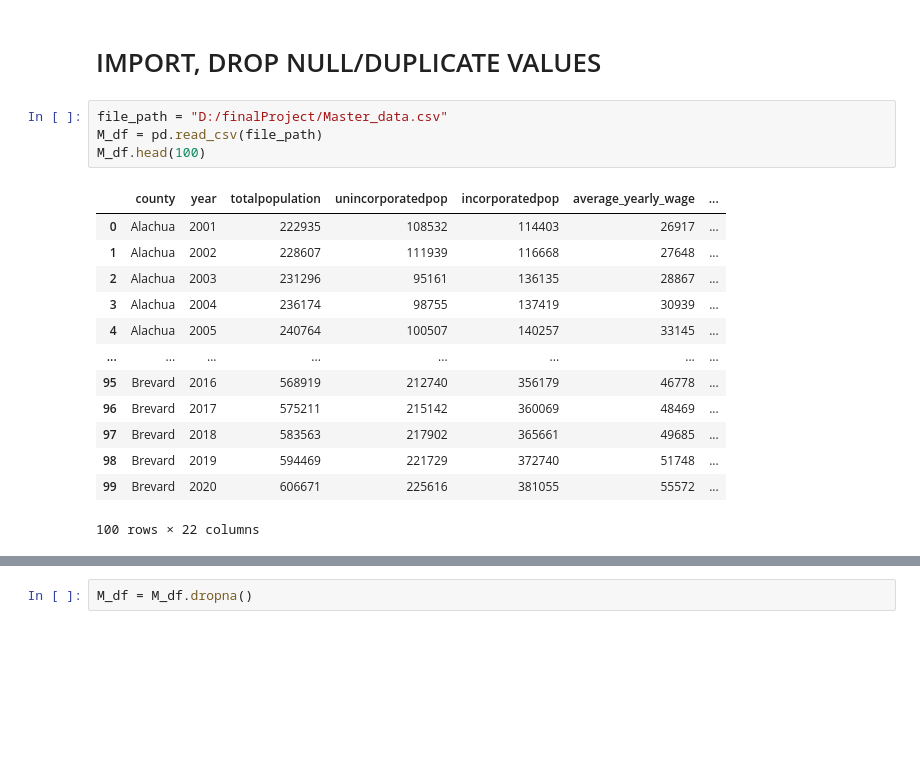
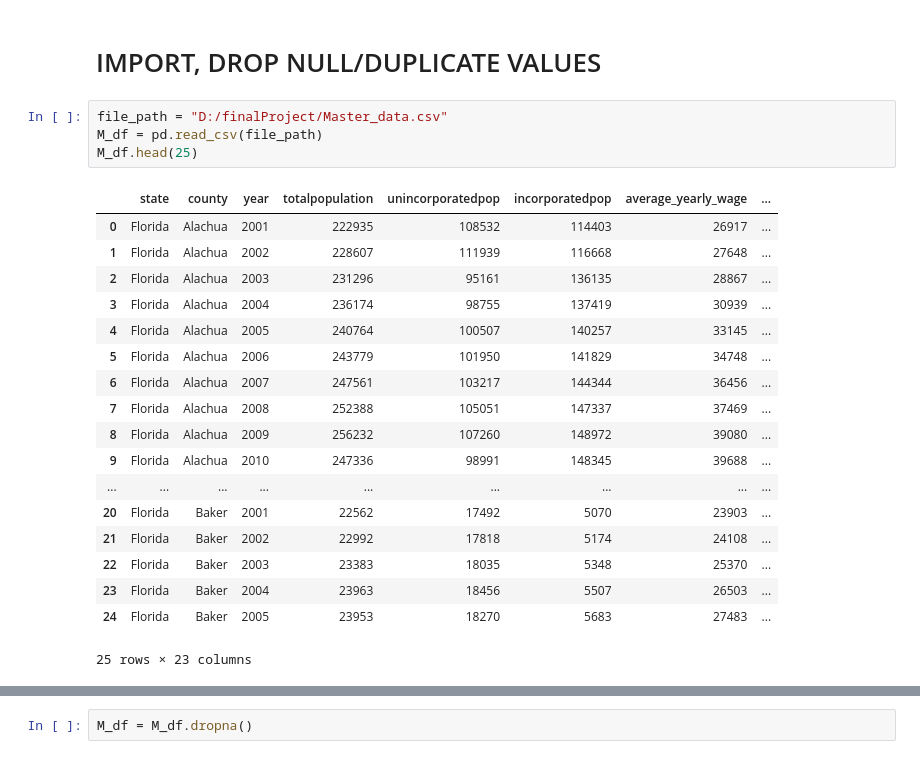
Before and after one commit to Hojo0210/finalProject, a Jupyter notebook: MLtest/MLmodels.ipynb, the cells around one changed output, grey strips where cells are left out. Drawn from its saved outputs; the diff is of its cells as text; blank space fills up the shorter version.

```diff
--- a/MLtest/MLmodels.ipynb
+++ b/MLtest/MLmodels.ipynb
@@ -10,21 +10,26 @@ from sklearn.decomposition import PCA
 # %%
 file_path = "D:/finalProject/Master_data.csv"
 M_df = pd.read_csv(file_path)
-M_df.head(100)
+M_df.head(25)
 # %% [output]
-|  | county | year | totalpopulation | unincorporatedpop | incorporatedpop | average_yearly_wage | ... |
-| 0 | Alachua | 2001 | 222935 | 108532 | 114403 | 26917 | ... |
-| 1 | Alachua | 2002 | 228607 | 111939 | 116668 | 27648 | ... |
-| 2 | Alachua | 2003 | 231296 | 95161 | 136135 | 28867 | ... |
-| 3 | Alachua | 2004 | 236174 | 98755 | 137419 | 30939 | ... |
-| 4 | Alachua | 2005 | 240764 | 100507 | 140257 | 33145 | ... |
-| ... | ... | ... | ... | ... | ... | ... | ... |
-| 95 | Brevard | 2016 | 568919 | 212740 | 356179 | 46778 | ... |
-| 96 | Brevard | 2017 | 575211 | 215142 | 360069 | 48469 | ... |
-| 97 | Brevard | 2018 | 583563 | 217902 | 365661 | 49685 | ... |
-| 98 | Brevard | 2019 | 594469 | 221729 | 372740 | 51748 | ... |
-| 99 | Brevard | 2020 | 606671 | 225616 | 381055 | 55572 | ... |
+|  | state | county | year | totalpopulation | unincorporatedpop | incorporatedpop | average_yearly_wage | ... |
+| 0 | Florida | Alachua | 2001 | 222935 | 108532 | 114403 | 26917 | ... |
+| 1 | Florida | Alachua | 2002 | 228607 | 111939 | 116668 | 27648 | ... |
+| 2 | Florida | Alachua | 2003 | 231296 | 95161 | 136135 | 28867 | ... |
+| 3 | Florida | Alachua | 2004 | 236174 | 98755 | 137419 | 30939 | ... |
+| 4 | Florida | Alachua | 2005 | 240764 | 100507 | 140257 | 33145 | ... |
+| 5 | Florida | Alachua | 2006 | 243779 | 101950 | 141829 | 34748 | ... |
+| 6 | Florida | Alachua | 2007 | 247561 | 103217 | 144344 | 36456 | ... |
+| 7 | Florida | Alachua | 2008 | 252388 | 105051 | 147337 | 37469 | ... |
+| 8 | Florida | Alachua | 2009 | 256232 | 107260 | 148972 | 39080 | ... |
+| 9 | Florida | Alachua | 2010 | 247336 | 98991 | 148345 | 39688 | ... |
+| ... | ... | ... | ... | ... | ... | ... | ... | ... |
+| 20 | Florida | Baker | 2001 | 22562 | 17492 | 5070 | 23903 | ... |
+| 21 | Florida | Baker | 2002 | 22992 | 17818 | 5174 | 24108 | ... |
+| 22 | Florida | Baker | 2003 | 23383 | 18035 | 5348 | 25370 | ... |
+| 23 | Florida | Baker | 2004 | 23963 | 18456 | 5507 | 26503 | ... |
+| 24 | Florida | Baker | 2005 | 23953 | 18270 | 5683 | 27483 | ... |
-100 rows × 22 columns
+25 rows × 23 columns
 # %%
 print(M_df.columns)
 # %% [output]
```
Also changed, not shown: parts of 13 cells of this notebook, 1 other file.
